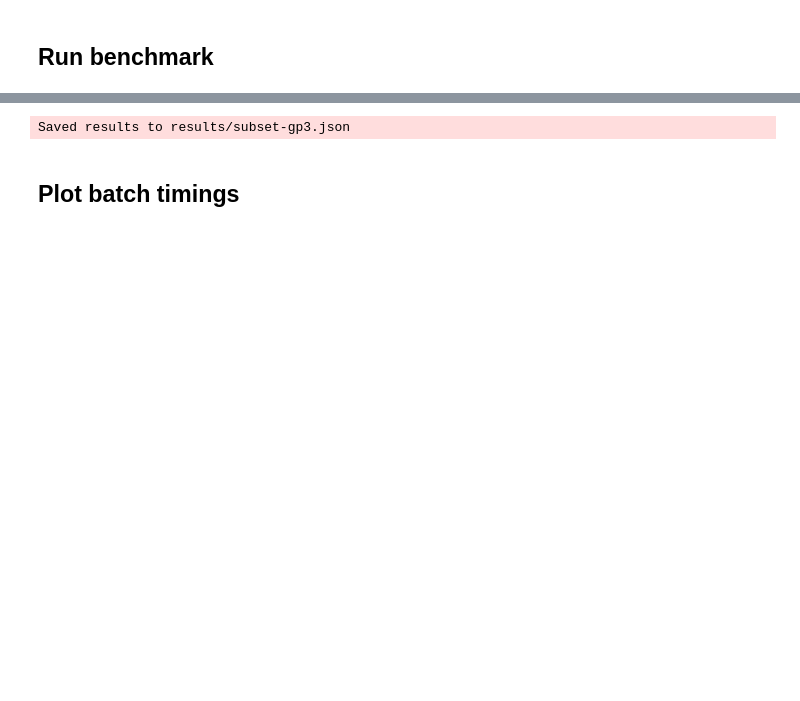
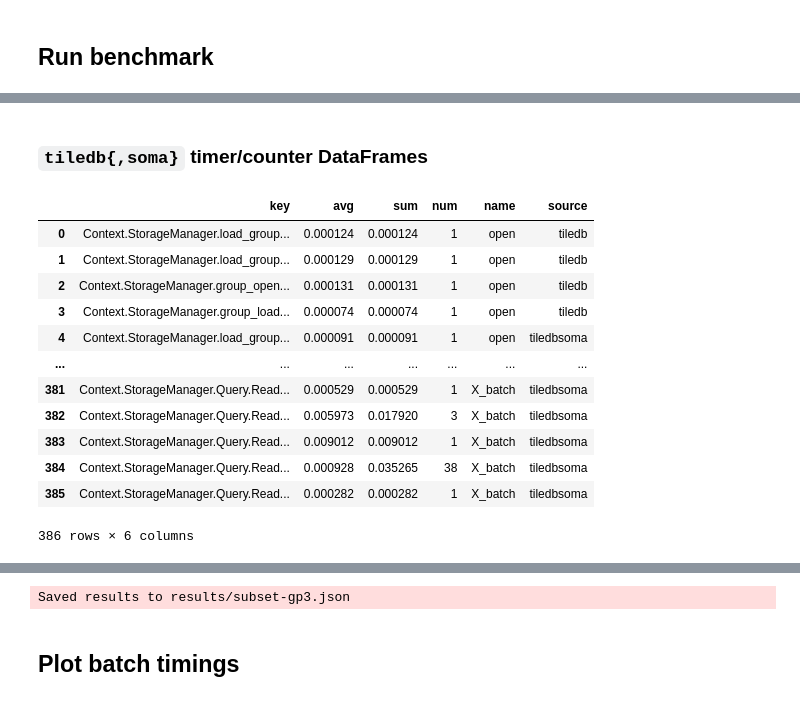
Before and after one commit to TileDB-Inc/arrayloader-benchmarks, a Jupyter notebook: benchmarks/subset-gp3.ipynb, the cells around one changed output, grey strips where cells are left out. Cells and saved outputs as stored; diff of their text form; code cells hidden in the pictures; blank space fills up the shorter version.

```diff
--- a/benchmarks/subset-gp3.ipynb
+++ b/benchmarks/subset-gp3.ipynb
@@ -167,0 +235,18 @@ tdbs.stats
+# %% [markdown]
+### `tiledb{,soma}` timer/counter DataFrames
+# %%
+timers_df
+# %% [output]
+|  | key | avg | sum | num | name | source |
+| 0 | Context.StorageManager.load_group... | 0.000124 | 0.000124 | 1 | open | tiledb |
+| 1 | Context.StorageManager.load_group... | 0.000129 | 0.000129 | 1 | open | tiledb |
+| 2 | Context.StorageManager.group_open... | 0.000131 | 0.000131 | 1 | open | tiledb |
+| 3 | Context.StorageManager.group_load... | 0.000074 | 0.000074 | 1 | open | tiledb |
+| 4 | Context.StorageManager.load_group... | 0.000091 | 0.000091 | 1 | open | tiledbsoma |
+| ... | ... | ... | ... | ... | ... | ... |
+| 381 | Context.StorageManager.Query.Read... | 0.000529 | 0.000529 | 1 | X_batch | tiledbsoma |
+| 382 | Context.StorageManager.Query.Read... | 0.005973 | 0.017920 | 3 | X_batch | tiledbsoma |
+| 383 | Context.StorageManager.Query.Read... | 0.009012 | 0.009012 | 1 | X_batch | tiledbsoma |
+| 384 | Context.StorageManager.Query.Read... | 0.000928 | 0.035265 | 38 | X_batch | tiledbsoma |
+| 385 | Context.StorageManager.Query.Read... | 0.000282 | 0.000282 | 1 | X_batch | tiledbsoma |
+386 rows × 6 columns
```
Also changed, not shown: parts of 24 cells of this notebook, 3 other files.
